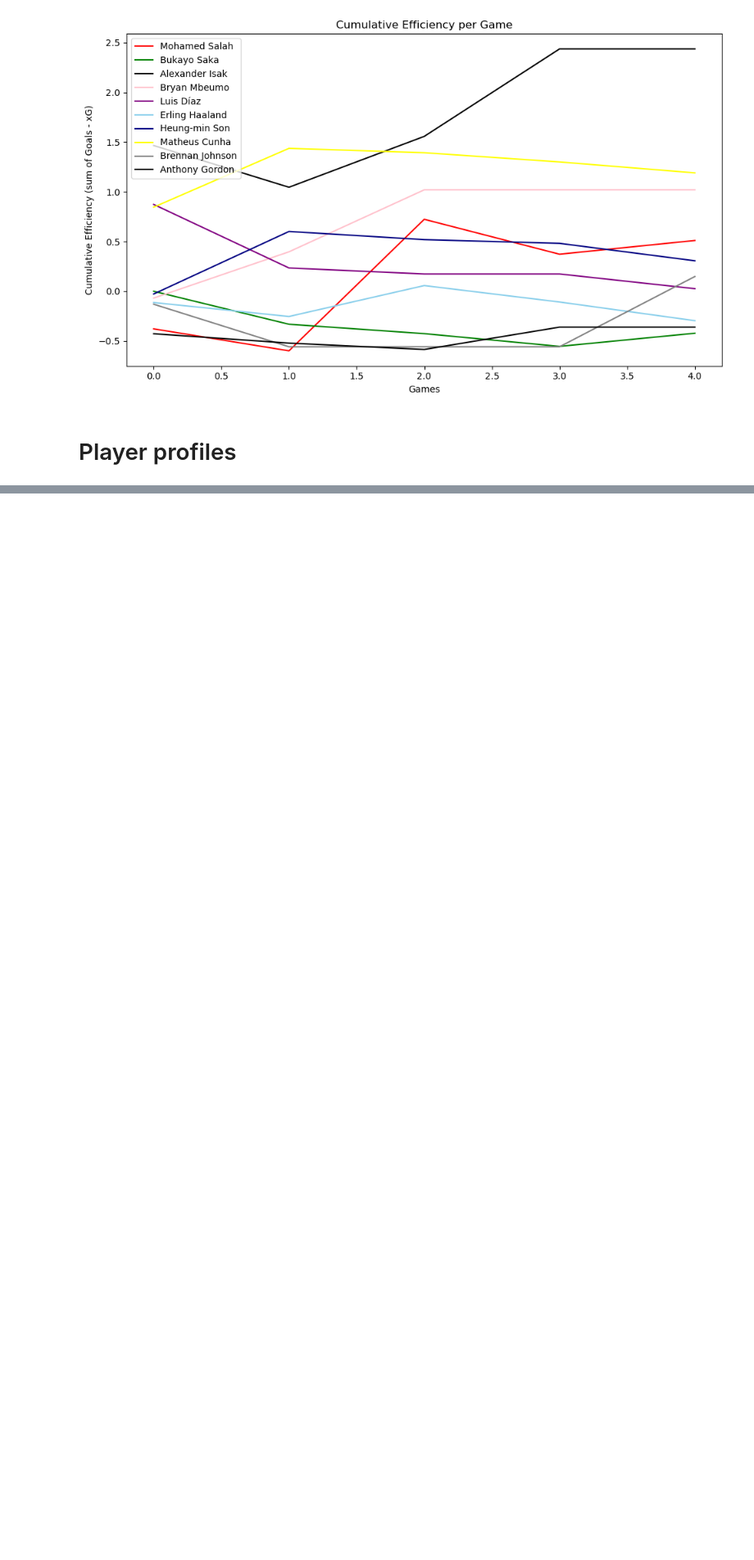
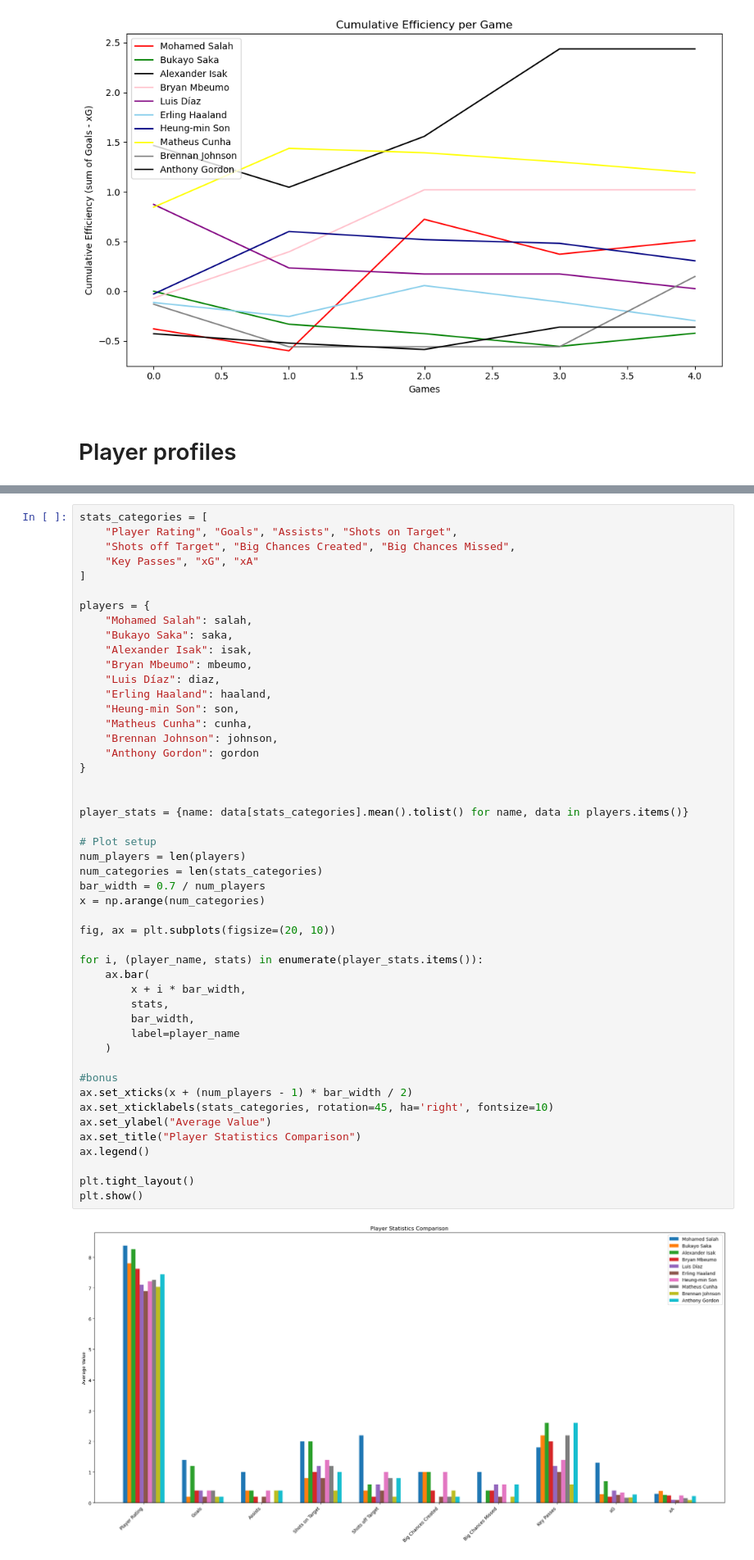
Before and after one commit to mounirfrhn/Premier-League-Simulation, a Jupyter notebook: descriptive.ipynb, the cells around one changed output, grey strips where cells are left out. Shown at 82% size. Saved outputs shown, nothing was run; the diff lists cells and outputs as text; blank space fills up the shorter version.

```diff
--- a/descriptive.ipynb
+++ b/descriptive.ipynb
@@ -103,0 +200,50 @@ plt.show()
+# %%
+stats_categories = [
+    "Player Rating", "Goals", "Assists", "Shots on Target",
+    "Shots off Target", "Big Chances Created", "Big Chances Missed",
+    "Key Passes", "xG", "xA"
+]
+
+players = {
+    "Mohamed Salah": salah,
+    "Bukayo Saka": saka,
+    "Alexander Isak": isak,
+    "Bryan Mbeumo": mbeumo,
+    "Luis Díaz": diaz,
+    "Erling Haaland": haaland,
+    "Heung-min Son": son,
+    "Matheus Cunha": cunha,
+    "Brennan Johnson": johnson,
+    "Anthony Gordon": gordon
+}
+
+
+player_stats = {name: data[stats_categories].mean().tolist() for name, data in players.items()}
+
+# Plot setup
+num_players = len(players)
+num_categories = len(stats_categories)
+bar_width = 0.7 / num_players
+x = np.arange(num_categories)
+
+fig, ax = plt.subplots(figsize=(20, 10))
+
+for i, (player_name, stats) in enumerate(player_stats.items()):
+    ax.bar(
+        x + i * bar_width,
+        stats,
+        bar_width,
+        label=player_name
+    )
+
+#bonus
+ax.set_xticks(x + (num_players - 1) * bar_width / 2)
+ax.set_xticklabels(stats_categories, rotation=45, ha='right', fontsize=10)
+ax.set_ylabel("Average Value")
+ax.set_title("Player Statistics Comparison")
+ax.legend()
+
+plt.tight_layout()
+plt.show()
+# %% [output]
+[figure, added]
```
Also changed, not shown: parts of 5 cells of this notebook.
